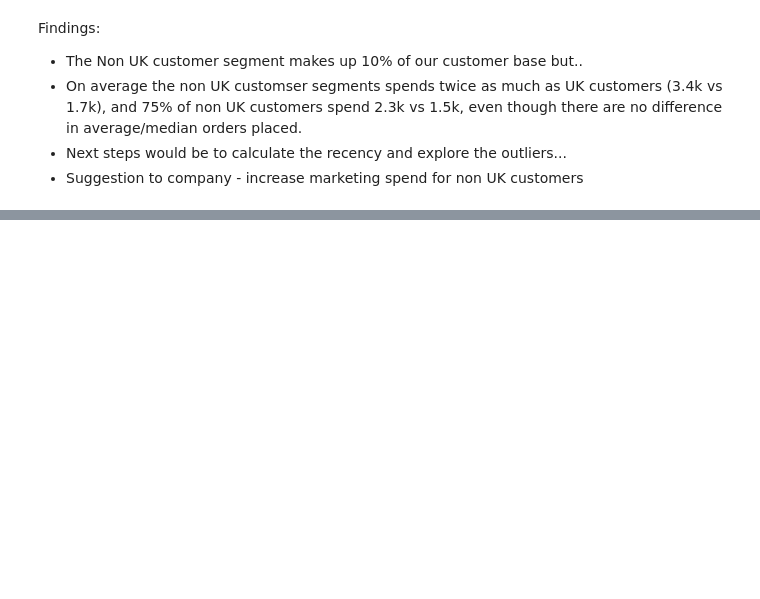
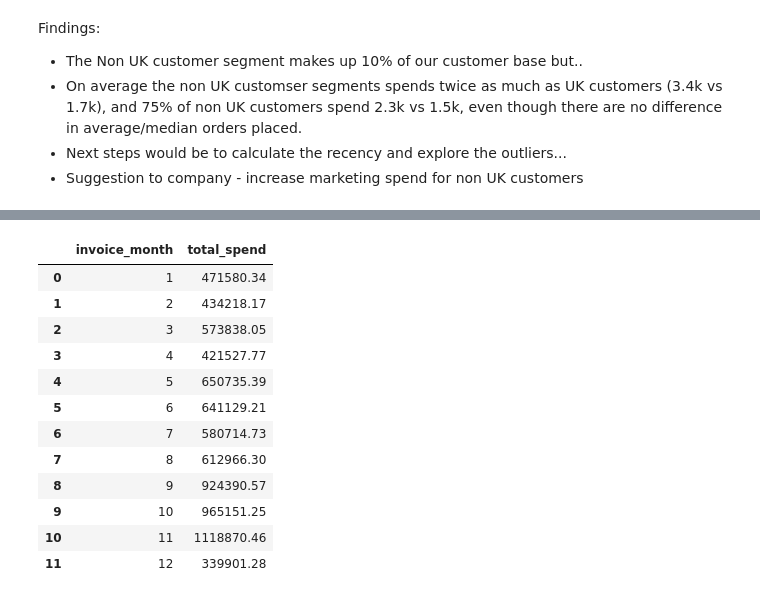
Before and after one commit to shaq31415926/Sep-Bootcamp, a Jupyter notebook: customer-segmentation/notebooks/02-sh-customer-segmentation.ipynb, the cells around one changed output, grey strips where cells are left out. Drawn from its saved outputs; the diff is of its cells as text; code cells hidden in the pictures; blank space fills up the shorter version.

```diff
--- a/customer-segmentation/notebooks/02-sh-customer-segmentation.ipynb
+++ b/customer-segmentation/notebooks/02-sh-customer-segmentation.ipynb
@@ -187,0 +157,40 @@ plt.tight_layout();
+# %%
+query = """
+select cast(strftime('%m', invoice_date) as int) as invoice_month,
+       case strftime('%m', invoice_date)
+           when '01' then 'Jan'
+           when '02' then 'Feb'
+           when '03' then 'Mar'
+           when '04' then 'Apr'
+           when '05' then 'May'
+           when '06' then 'Jun'
+           when '07' then 'Jul'
+           when '08' then 'Aug'
+           when '09' then 'Sep'
+           when '10' then 'Oct'
+           when '11' then 'Nov'
+           when '12' then 'Dec'
+           else 'error'
+        end as invoice_month_name,
+        sum(total_order_value) as total_spend
+from online_transactions_fixed
+where cast(strftime('%Y', invoice_date) as int) = '2011'
+group by invoice_month, invoice_month_name
+"""
+
+invoices_per_month = pd.read_sql(query, conn)
+invoices_per_month
+# %% [output]
+|  | invoice_month | total_spend |
+| 0 | 1 | 471580.34 |
+| 1 | 2 | 434218.17 |
+| 2 | 3 | 573838.05 |
+| 3 | 4 | 421527.77 |
+| 4 | 5 | 650735.39 |
+| 5 | 6 | 641129.21 |
+| 6 | 7 | 580714.73 |
+| 7 | 8 | 612966.30 |
+| 8 | 9 | 924390.57 |
+| 9 | 10 | 965151.25 |
+| 10 | 11 | 1118870.46 |
+| 11 | 12 | 339901.28 |
```
Also changed, not shown: parts of 7 cells of this notebook.
